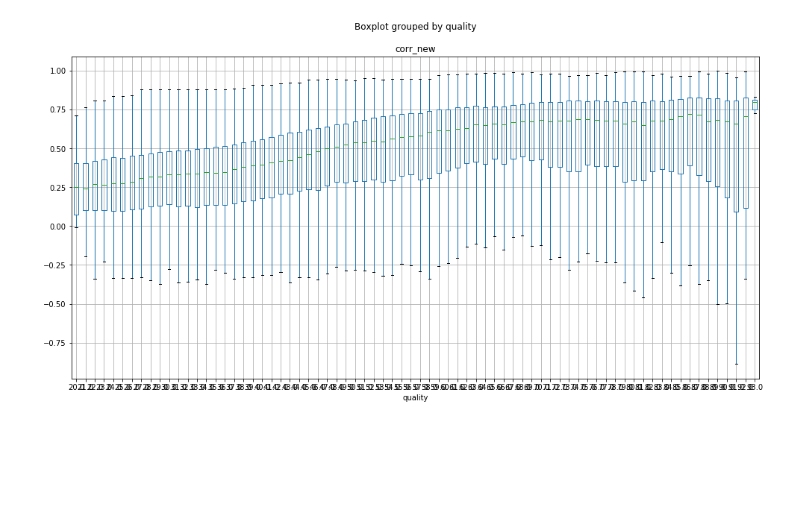
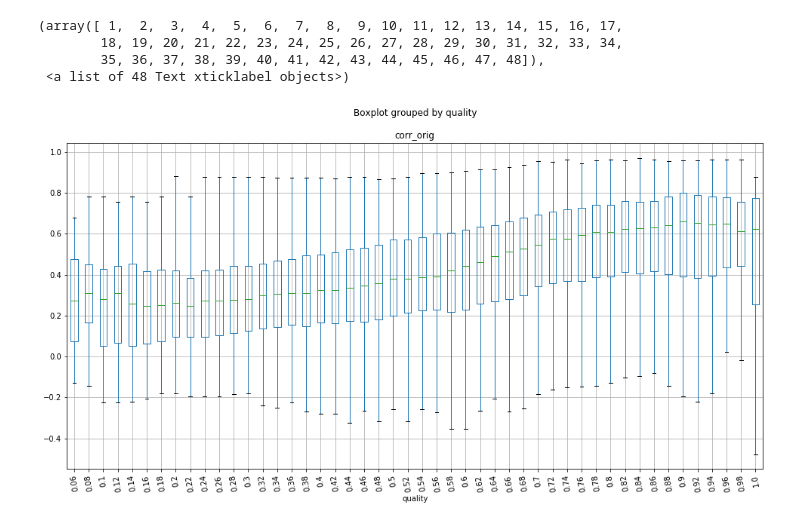
Before and after one commit to aungkonazim/RR-ECG-PPG, a Jupyter notebook: stress_exp/main_read_all_data.ipynb, the cells around one changed output. Cells and saved outputs as stored; diff of their text form; code cells hidden in the pictures; blank space fills up the shorter version.

```diff
--- a/stress_exp/main_read_all_data.ipynb
+++ b/stress_exp/main_read_all_data.ipynb
@@ -163,0 +202,4 @@ data = Parallel(n_jobs=30,verbose=2)(delayed(parse_each_participant)(directory,d
+# %%
+data = np.concatenate([a[0] for a in all_data])
+yld = np.concatenate([a[1] for a in all_data])
+day_corr = np.concatenate([a[2] for a in all_data])
@@ -163,0 +217,9 @@ data = Parallel(n_jobs=30,verbose=2)(delayed(parse_each_participant)(directory,d
+# %%
+import matplotlib.pyplot as plt
+plt.rcParams.update({'font.size':20})
+plt.figure(figsize=(16,8))
+plt.boxplot(day_corr)
+plt.ylabel('Pearson Correlation')
+plt.xticks(range(1,day_corr.shape[1]+1),['Original cStress','cStress with Weighted Normalization','cStress with Weighted Features'],rotation=10)
+plt.title('Correlation with ECG For Different Modes of Normalization')
+plt.show()
@@ -164,3 +228,2 @@ data = Parallel(n_jobs=30,verbose=2)(delayed(parse_each_participant)(directory,d
 # %%
-data_all = pd.DataFrame(np.concatenate(data),columns=['quality','corr_orig','corr_new','corr_between','ppg_yield','ecg_yield'])
-data_all['quality'].unique()
+data_all = pd.DataFrame(data,columns=['quality','corr_orig','corr_new','corr_new1','corr_between','ppg_yield','ecg_yield'])
@@ -173,0 +234,21 @@ array([23., 29., 32., 33., 34., 35., 36., 37., 38., 39., 40., 41., 42.,
+# %%
+import matplotlib.pyplot as plt
+%matplotlib inline
+plt.rcParams.update({'font.size':20})
+fig, ax1 = plt.subplots(figsize=(20,12))
+ax2 = ax1.twinx()
+ax1.plot(x,corr_25['corr_orig'].loc[x],label='Original Normalization')
+ax1.plot(x,corr_25['corr_new'].loc[x],label='Weighted Normalization using metric with')
+ax1.plot(x,corr_25['corr_new1'].loc[x],label='Original Normalization using Weighted Features')
+ax2.plot(x,corr_25['ppg_yield'].loc[x],label='PPG Yield')
+ax1.grid()
+# ax1.plot(x,corr_75['corr_orig'].loc[x],label='Original 75th')
+# ax1.plot(x,corr_75['corr_new'].loc[x],label='Weighted 75th')
+ax1.legend(fontsize=20)
+ax1.set_xlabel('Quality Metric')
+ax2.set_ylabel('Median Minutes per Participant Day', color='g')
+ax1.set_ylabel('Median Correlation Across all Participant Days', color='b')
+plt.show()
+
+
+# plt.figure(figsize=(16,8))
@@ -174,12 +257,16 @@ array([23., 29., 32., 33., 34., 35., 36., 37., 38., 39., 40., 41., 42.,
 # %%
 import matplotlib.pyplot as plt
 %matplotlib inline
 fig, ax = plt.subplots(figsize=(16,8))
 plt.suptitle('')
-c = data_all.boxplot(column=['corr_new'], by='quality', ax=ax,showfliers=False)
-# plt.xticks(rotation=100)
+c = data_all.boxplot(column=['corr_orig'], by='quality', ax=ax,showfliers=False)
+plt.xticks(rotation=100)
 # %% [output]
+(array([ 1,  2,  3,  4,  5,  6,  7,  8,  9, 10, 11, 12, 13, 14, 15, 16, 17,
+        18, 19, 20, 21, 22, 23, 24, 25, 26, 27, 28, 29, 30, 31, 32, 33, 34,
+        35, 36, 37, 38, 39, 40, 41, 42, 43, 44, 45, 46, 47, 48]),
+ <a list of 48 Text xticklabel objects>)
-[figure, old version]
+[figure, new version]
 # %%
 import matplotlib.pyplot as plt
 %matplotlib inline
```
Also changed, not shown: parts of 8 cells of this notebook, 4 other files.
